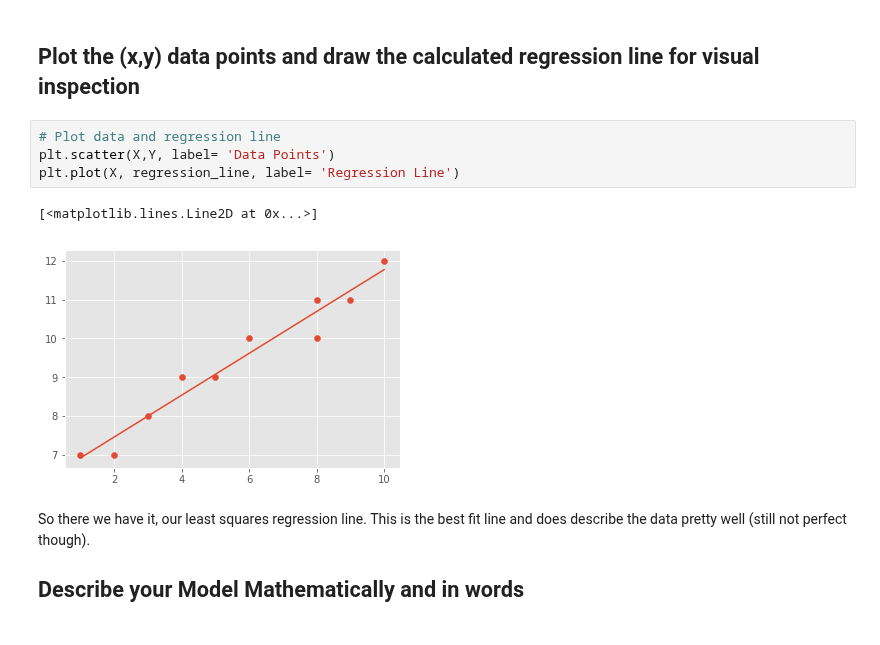
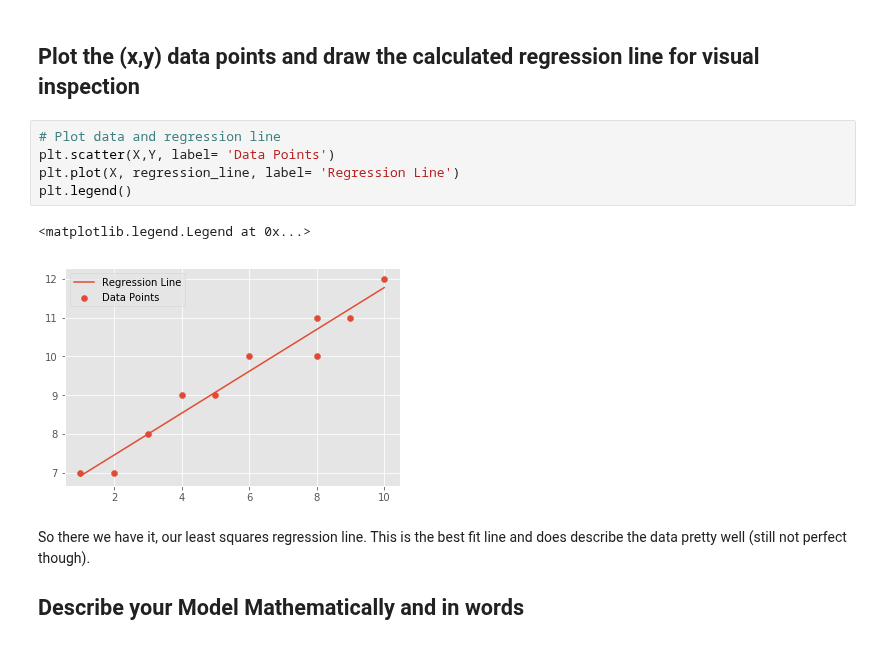
Before and after one commit to AustinKrause/dsc-0-10-07-simple-linear-regression-lab-nyc-ds-career-031119, a Jupyter notebook: index.ipynb, the cells around one changed output. Drawn from its saved outputs; the diff is of its cells as text.

```diff
--- a/index.ipynb
+++ b/index.ipynb
@@ -127,10 +127,11 @@ regression_line
 # %%
 # Plot data and regression line
 plt.scatter(X,Y, label= 'Data Points')
 plt.plot(X, regression_line, label= 'Regression Line')
+plt.legend()
 # %% [output]
-[<matplotlib.lines.Line2D at 0x...>]
+<matplotlib.legend.Legend at 0x...>
-[figure, old version]
+[figure, new version]
 # %% [markdown]
 So there we have it, our least squares regression line. This is the best fit line and does describe the data pretty well (still not perfect though).
 
```
